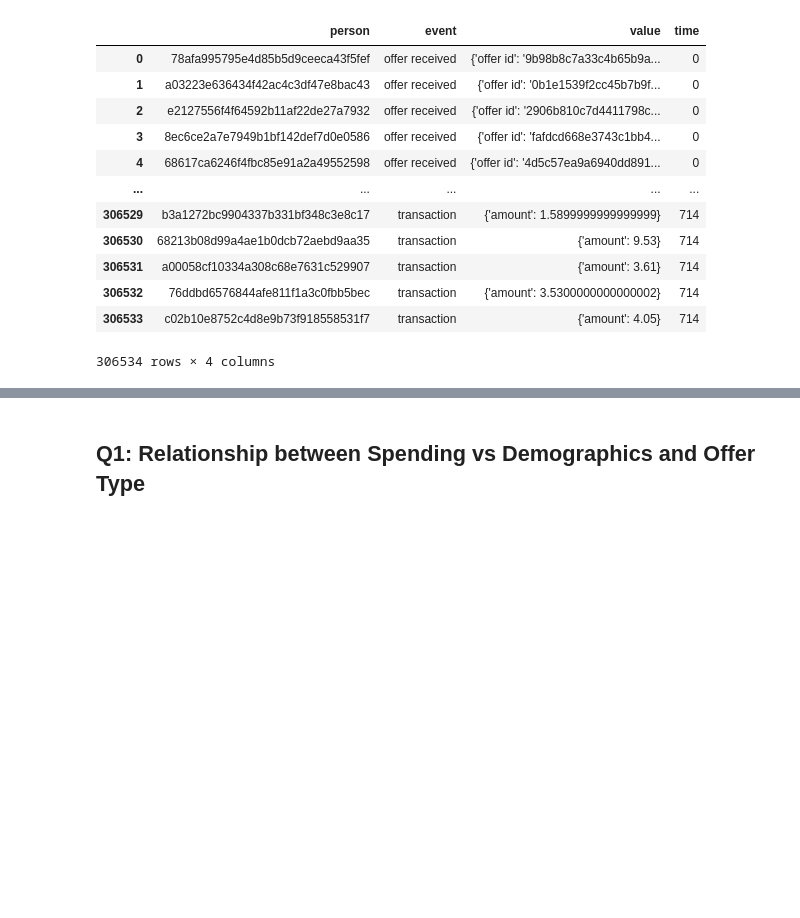
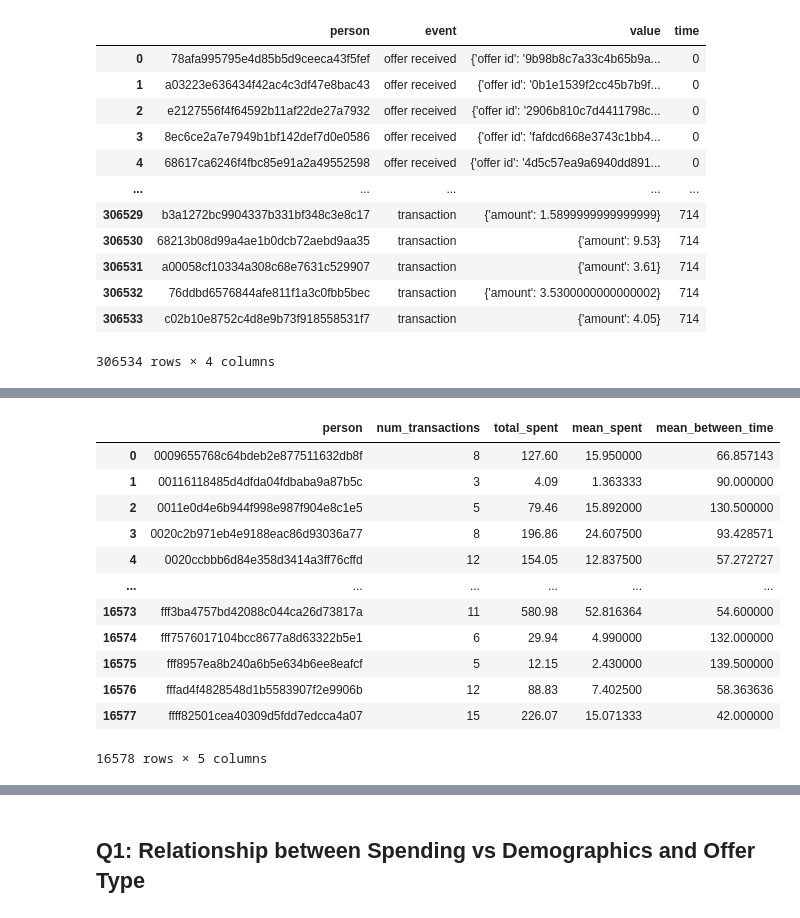
Before and after one commit to trant22t/data-science-nanodegree, a Jupyter notebook: starbucks_optimization_strategy/customer_segmentation/customer_segmentation.ipynb, the cells around one changed output, grey strips where cells are left out. Drawn from its saved outputs; the diff is of its cells as text; code cells hidden in the pictures; blank space fills up the shorter version.

```diff
--- a/starbucks_optimization_strategy/customer_segmentation/customer_segmentation.ipynb
+++ b/starbucks_optimization_strategy/customer_segmentation/customer_segmentation.ipynb
@@ -232,0 +273,34 @@ transactions = (
+# %%
+transactions = (
+    transcript
+    .query('event == "transaction"')
+    .assign(amount=lambda x: [d.get('amount') for d in x['value']])
+    .rename(columns={'time': 'transaction_time'})
+    .filter(['person', 'amount', 'transaction_time'])
+    .sort_values(by=['person', 'transaction_time'])
+    .assign(between_time=lambda x: x.groupby('person')['transaction_time'].transform(lambda x: x.diff()))
+)
+
+grouped_transactions = (
+    transactions
+    .groupby('person')
+    .agg({'amount': ['count', 'sum', 'mean'], 'between_time': 'mean'})
+    .reset_index()
+    .droplevel(1, axis=1)
+)
+grouped_transactions.columns = ['person', 'num_transactions', 'total_spent', 'mean_spent', 'mean_between_time']
+grouped_transactions
+# %% [output]
+|  | person | num_transactions | total_spent | mean_spent | mean_between_time |
+| 0 | 0009655768c64bdeb2e877511632db8f | 8 | 127.60 | 15.950000 | 66.857143 |
+| 1 | 00116118485d4dfda04fdbaba9a87b5c | 3 | 4.09 | 1.363333 | 90.000000 |
+| 2 | 0011e0d4e6b944f998e987f904e8c1e5 | 5 | 79.46 | 15.892000 | 130.500000 |
+| 3 | 0020c2b971eb4e9188eac86d93036a77 | 8 | 196.86 | 24.607500 | 93.428571 |
+| 4 | 0020ccbbb6d84e358d3414a3ff76cffd | 12 | 154.05 | 12.837500 | 57.272727 |
+| ... | ... | ... | ... | ... | ... |
+| 16573 | fff3ba4757bd42088c044ca26d73817a | 11 | 580.98 | 52.816364 | 54.600000 |
+| 16574 | fff7576017104bcc8677a8d63322b5e1 | 6 | 29.94 | 4.990000 | 132.000000 |
+| 16575 | fff8957ea8b240a6b5e634b6ee8eafcf | 5 | 12.15 | 2.430000 | 139.500000 |
+| 16576 | fffad4f4828548d1b5583907f2e9906b | 12 | 88.83 | 7.402500 | 58.363636 |
+| 16577 | ffff82501cea40309d5fdd7edcca4a07 | 15 | 226.07 | 15.071333 | 42.000000 |
+16578 rows × 5 columns
```
Also changed, not shown: parts of 31 cells of this notebook, 3 other files.
